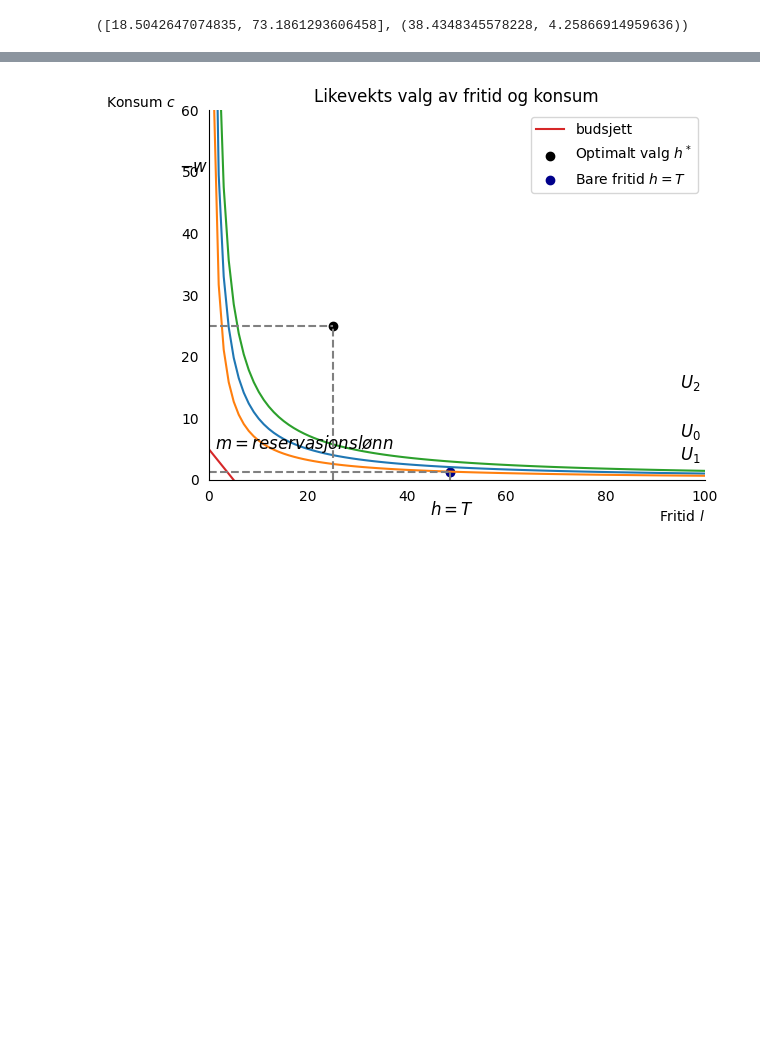
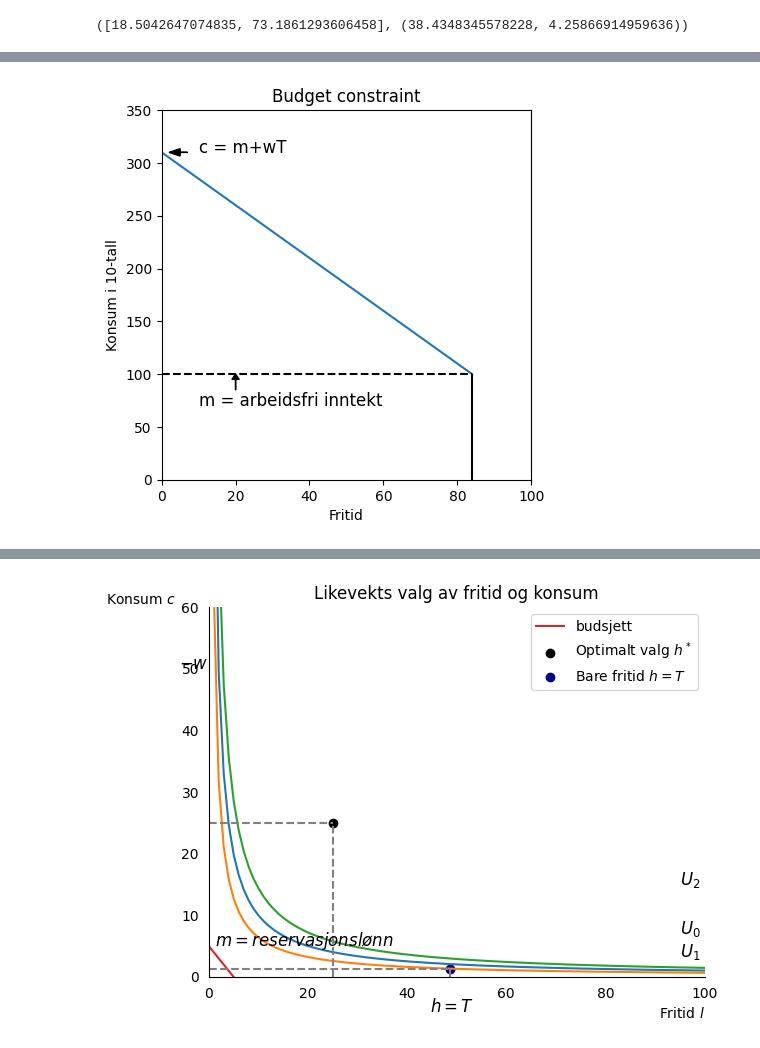
Before and after one commit to Danieljoha/Sok-2008, a Jupyter notebook: Utfordring 1/datajobbing.ipynb, the cells around one changed output, grey strips where cells are left out. Cells and saved outputs as stored; diff of their text form; code cells hidden in the pictures; blank space fills up the shorter version.

```diff
--- a/Utfordring 1/datajobbing.ipynb
+++ b/Utfordring 1/datajobbing.ipynb
@@ -188,0 +224,25 @@ c_intersection, (l_value_at_intersection_1, l_value_at_intersection_2)
+# %%
+
+def budget_constraint(l_1):
+    return 310 - 2.5 * l_1
+
+fig2, ax2 = plt.subplots()
+
+ax2.plot([0, 84], [budget_constraint(0), budget_constraint(84)], label='Budget constraint')
+ax2.annotate("c = m+wT", (10, budget_constraint(0)), fontsize=12)
+ax2.vlines(84, 0, 100, colors='black', linestyles='solid')
+ax2.hlines(100, 0, 84, colors='black', linestyles='dashed')
+ax2.annotate("m = arbeidsfri inntekt", (10, 70), fontsize=12)
+ax2.arrow(20, 85, 0, 10, head_width=2, head_length=5, fc='black', ec='black')
+
+ax2.set_xlim([0, 100])
+ax2.set_ylim([0, 350])
+ax2.set_aspect(100 / 350)
+ax2.set_title("Budsjettbetingelse")
+ax2.set_xlabel("Fritid")
+ax2.set_ylabel("Konsum i 10-tall")
+ax2.arrow(7, budget_constraint(0), -2, 0, head_width=7, head_length=3, fc='black', ec='black')
+
+plt.show()
+# %% [output]
+[figure, added]
```
Also changed, not shown: parts of 4 cells of this notebook, 1 other file.
